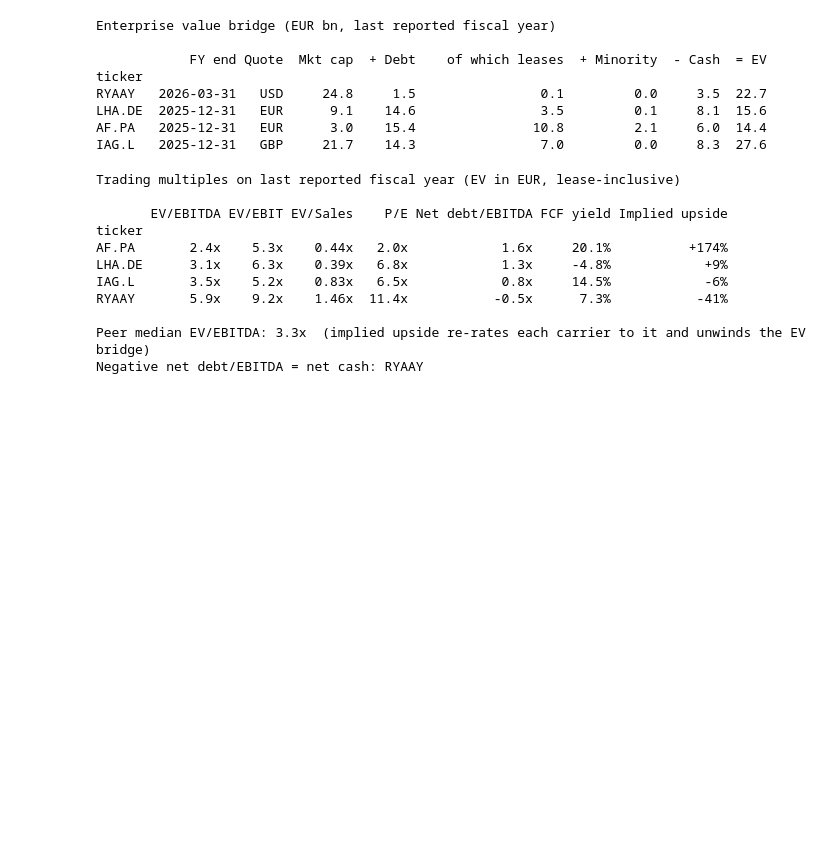
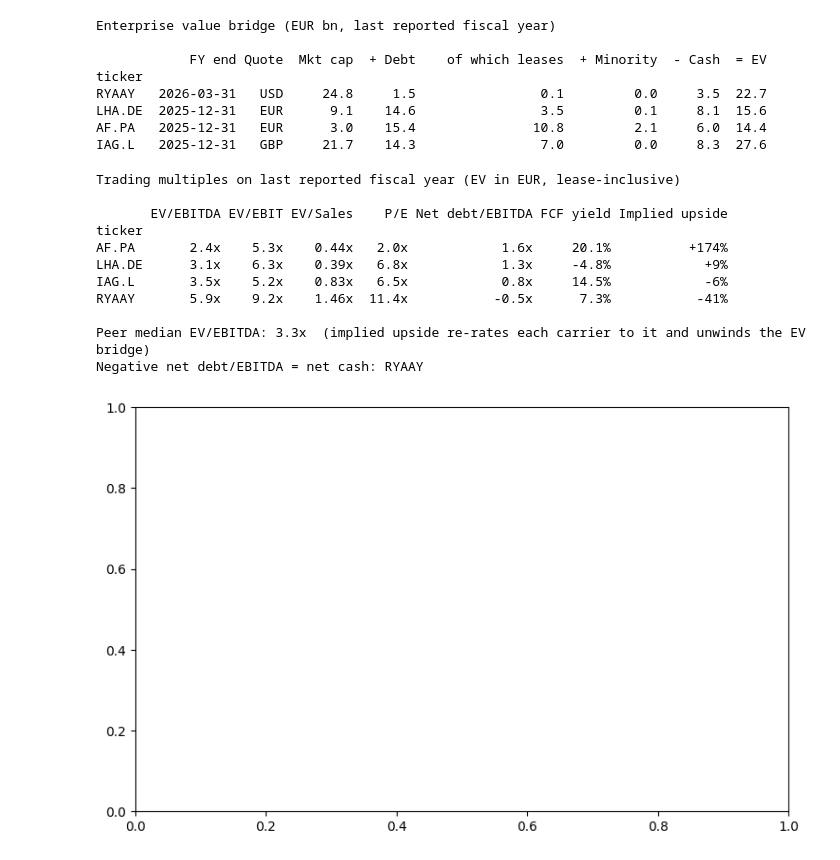
Before and after one commit to ecplol/Airline-Liquidity-risk-Analysis-, a Jupyter notebook: main.ipynb, the cells around one changed output. Cells and saved outputs as stored; diff of their text form; code cells hidden in the pictures; blank space fills up the shorter version.

```diff
--- a/main.ipynb
+++ b/main.ipynb
@@ -1085,3 +1085,24 @@ RYAAY       5.9x    9.2x    1.46x  11.4x           -0.5x      7.3%           -41
 
 Peer median EV/EBITDA: 3.3x  (implied upside re-rates each carrier to it and unwinds the EV bridge)
 Negative net debt/EBITDA = net cash: RYAAY
+# %%
+_REQUIRED = ["multiples", "risk", "SERIES_COLORS", "style_axes",
+             "add_right_headroom", "OUTPUT_DIR"]
+_missing = [n for n in _REQUIRED if n not in globals()]
+if _missing:
+    raise NameError(
+        f"this cell needs {', '.join(_missing)} from the cells above. "
+        "Run the notebook in order first (Kernel > Restart Kernel and Run All Cells)."    )
+ # --- Is resilience priced? -------------------------------------------------# The two halves of the notebook finally meet.
+ # The composite score ranks these# carriers by how well they survive a demand shock;
+ # EV/EBITDA says what the# market charges for them. Plotting one against the other asks whether the
+ # # market is paying for the resilience the first half measured.## Read the quadrants against the medians:
+ # #   top-left     resilient and cheap    - the interesting cell#   top-right    resilient, paid for    - efficient
+ # #   bottom-left  fragile and cheap      - probably priced correctly
+ # #   bottom-right fragile and expensive  - the one to be able to explain## Four points. This is a picture of a spread, not a regression, and the caveat
+ # # is printed under the chart rather than left to the reader to supply.
+value_vs_risk = pd.concat(    [risk["Score"], multiples[["EV/EBITDA", "Net debt/EBITDA"]]],
+                            axis=1).dropna(subset=["Score", "EV/EBITDA"])
+fig, ax = plt.subplots(figsize=(9, 5.6))
+# %% [output]
+[figure, added]
```
